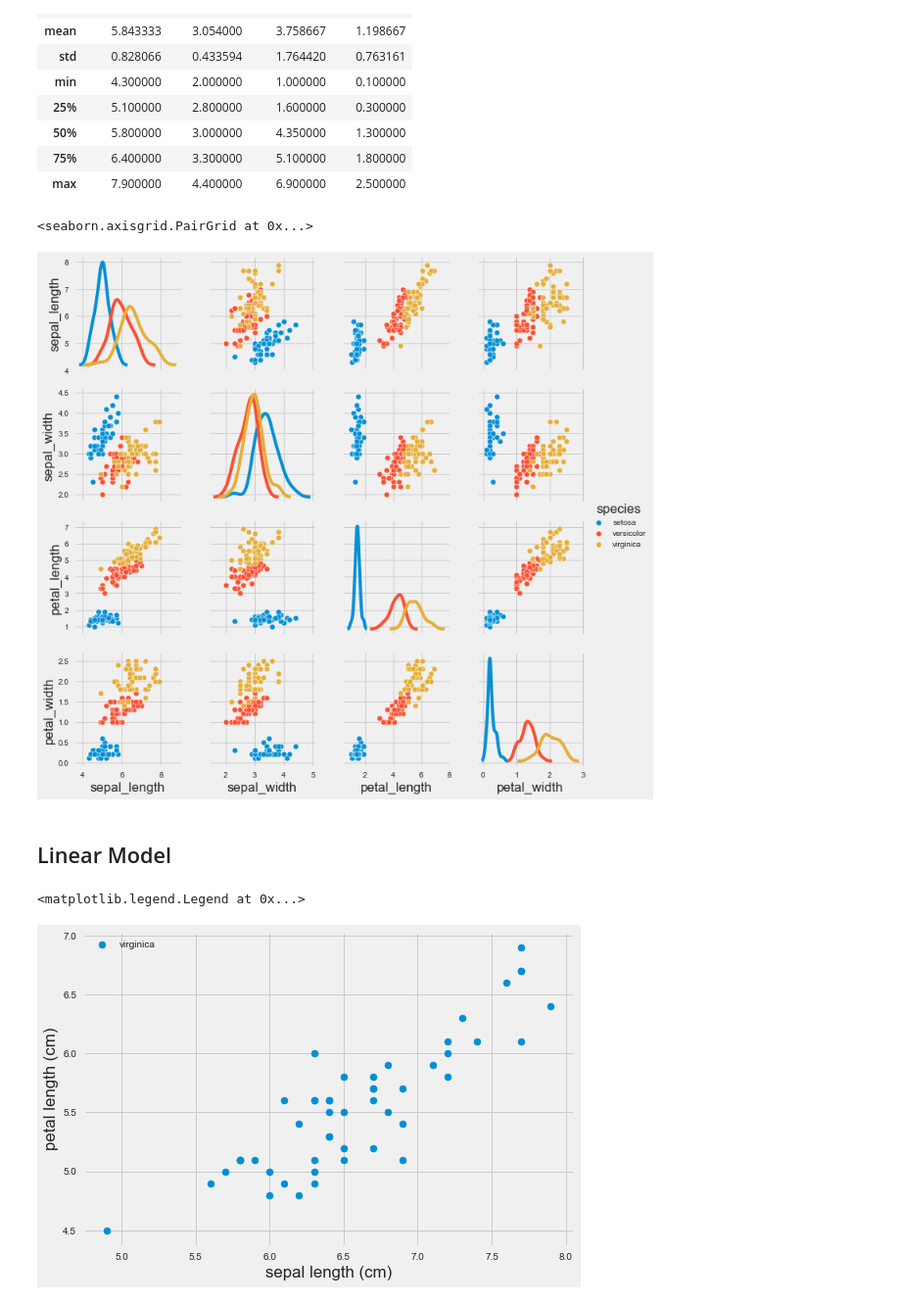
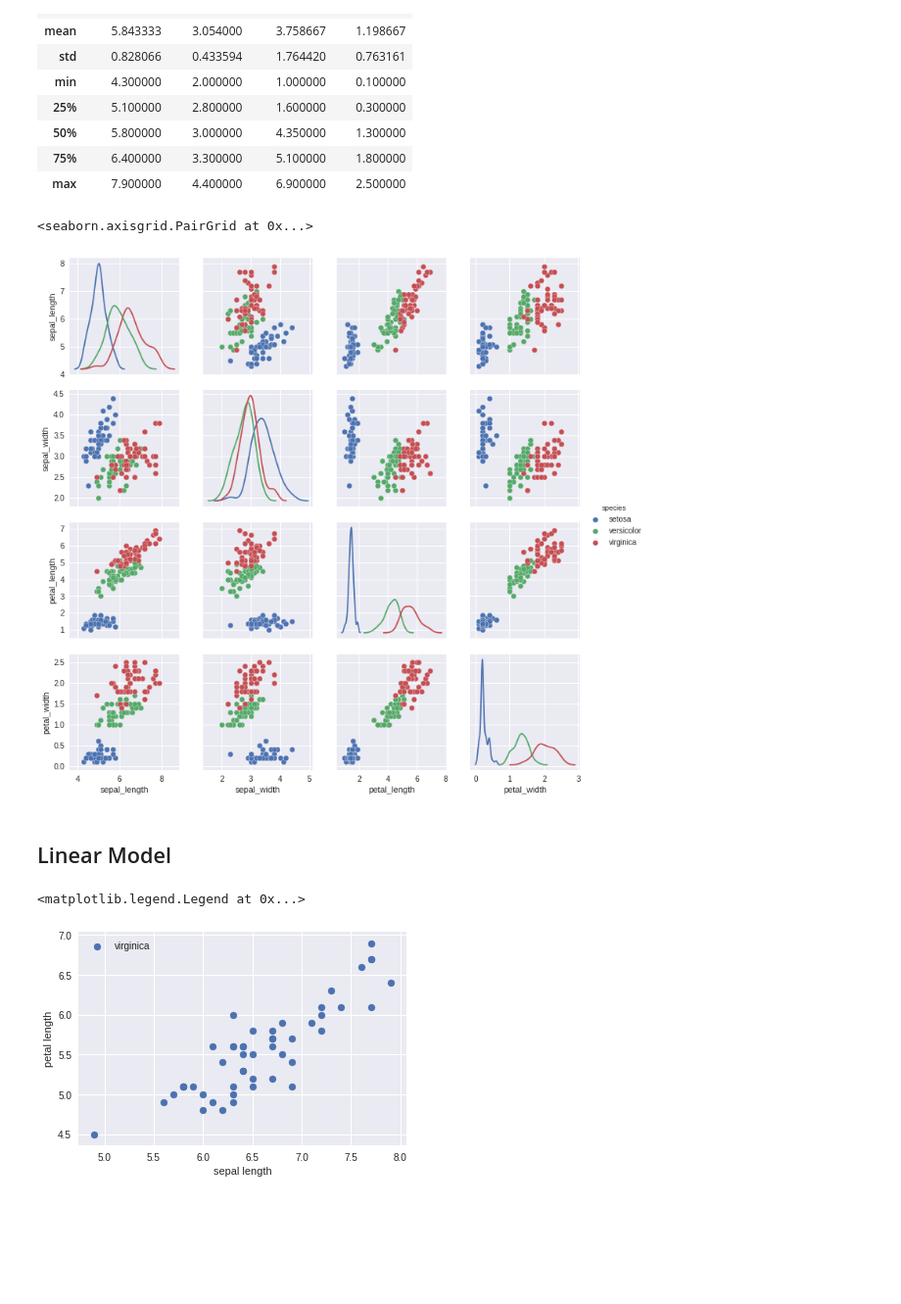
Before and after one commit to liob/ai-winter-school, a Jupyter notebook: notebooks/python_basics.ipynb, the cells around one changed output. Shown at 98% size. Drawn from its saved outputs; the diff is of its cells as text; code cells hidden in the pictures; blank space fills up the shorter version.

```diff
--- a/notebooks/python_basics.ipynb
+++ b/notebooks/python_basics.ipynb
@@ -33,13 +64,12 @@ a[1:]
 # %%
 import numpy as np                     # array goodnes
 from pandas import DataFrame, read_csv # excel for python
+from keras.utils import get_file       # handy function to download data
 from matplotlib import pyplot as plt   # plotting library
+import seaborn as sns                  # more plotting stuff
 
+# display plots inline
 %matplotlib inline
-import seaborn as sns
-plt.style.use('fivethirtyeight')       # nice colors
-plt.xkcd()
-plt.rc('font',family='DejaVu Sans')
 # %% [output]
 Using TensorFlow backend.
 # %% [markdown]
@@ -88,7 +118,7 @@ df_iris.describe()
 sns.pairplot(data=df_iris, hue='species', diag_kind='kde')
 # %% [output]
 <seaborn.axisgrid.PairGrid at 0x...>
-[figure, old version]
+[figure, new version]
 # %% [markdown]
 ## Linear Model
 # %%
@@ -97,16 +127,16 @@ Y_iris = df_iris['species']
 # %%
 X = X_iris['sepal_length']
 Y = X_iris['petal_length']
 
 mask = Y_iris == 'virginica'
 X = X[mask]
 Y = Y[mask]
 
 plt.scatter(X, Y, label='virginica')
-plt.xlabel('sepal length (cm)')
-plt.ylabel('petal length (cm)')
+plt.xlabel('sepal length')
+plt.ylabel('petal length')
 plt.legend()
 # %% [output]
 <matplotlib.legend.Legend at 0x...>
-[figure, old version]
+[figure, new version]
 # %% [markdown]
```
Also changed, not shown: parts of 25 cells of this notebook.
